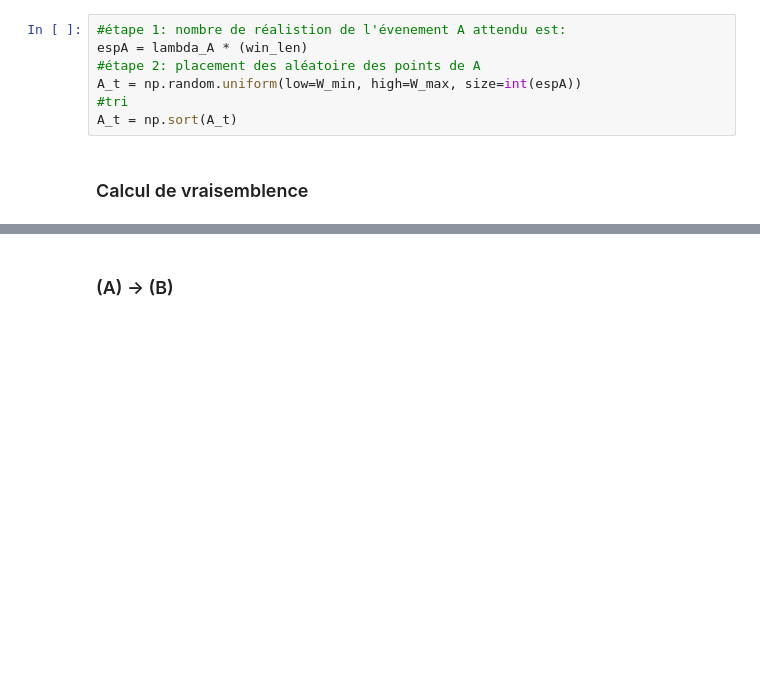
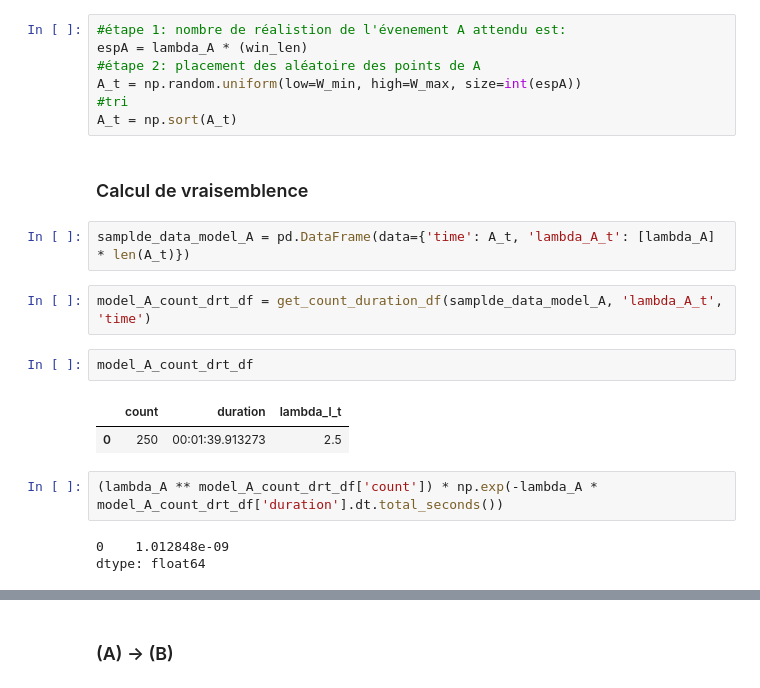
Before and after one commit to mok33/GMEs_experiments, a Jupyter notebook: GEMs-Sampling.ipynb, the cells around one changed output, grey strips where cells are left out. Drawn from its saved outputs; the diff is of its cells as text; blank space fills up the shorter version.

Commit message:
TGEMs: sampling from two nodes model + code cleaning, likelihood is still incoherent.

```diff
--- a/GEMs-Sampling.ipynb
+++ b/GEMs-Sampling.ipynb
@@ -49,3 +49,17 @@ A_t = np.random.uniform(low=W_min, high=W_max, size=int(espA))
 A_t = np.sort(A_t)
 # %% [markdown]
 ### Calcul de vraisemblence
+# %%
+samplde_data_model_A = pd.DataFrame(data={'time': A_t, 'lambda_A_t': [lambda_A] * len(A_t)})
+# %%
+model_A_count_drt_df = get_count_duration_df(samplde_data_model_A, 'lambda_A_t', 'time')
+# %%
+model_A_count_drt_df
+# %% [output]
+|  | count | duration | lambda_l_t |
+| 0 | 250 | 00:01:39.913273 | 2.5 |
+# %%
+(lambda_A ** model_A_count_drt_df['count']) * np.exp(-lambda_A * model_A_count_drt_df['duration'].dt.total_seconds())
+# %% [output]
+0    1.012848e-09
+dtype: float64
```
Also changed, not shown: parts of 15 cells of this notebook.
